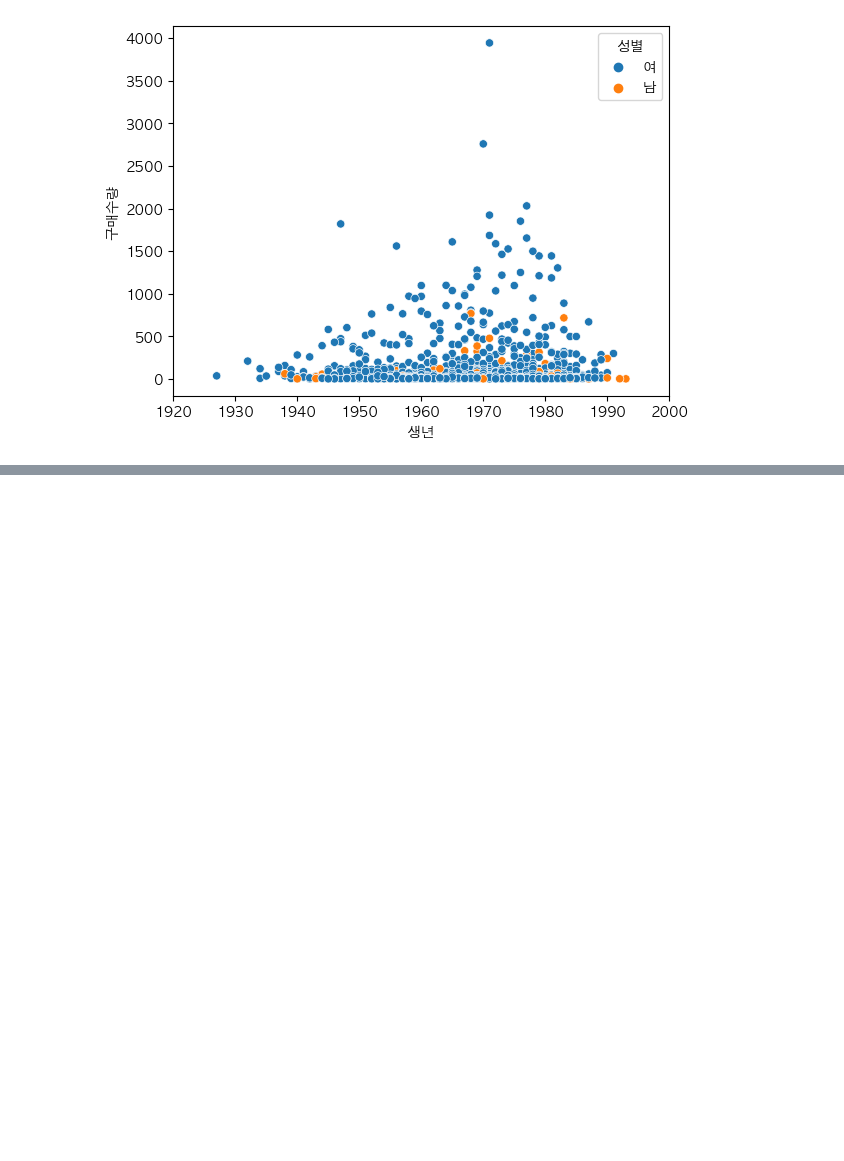
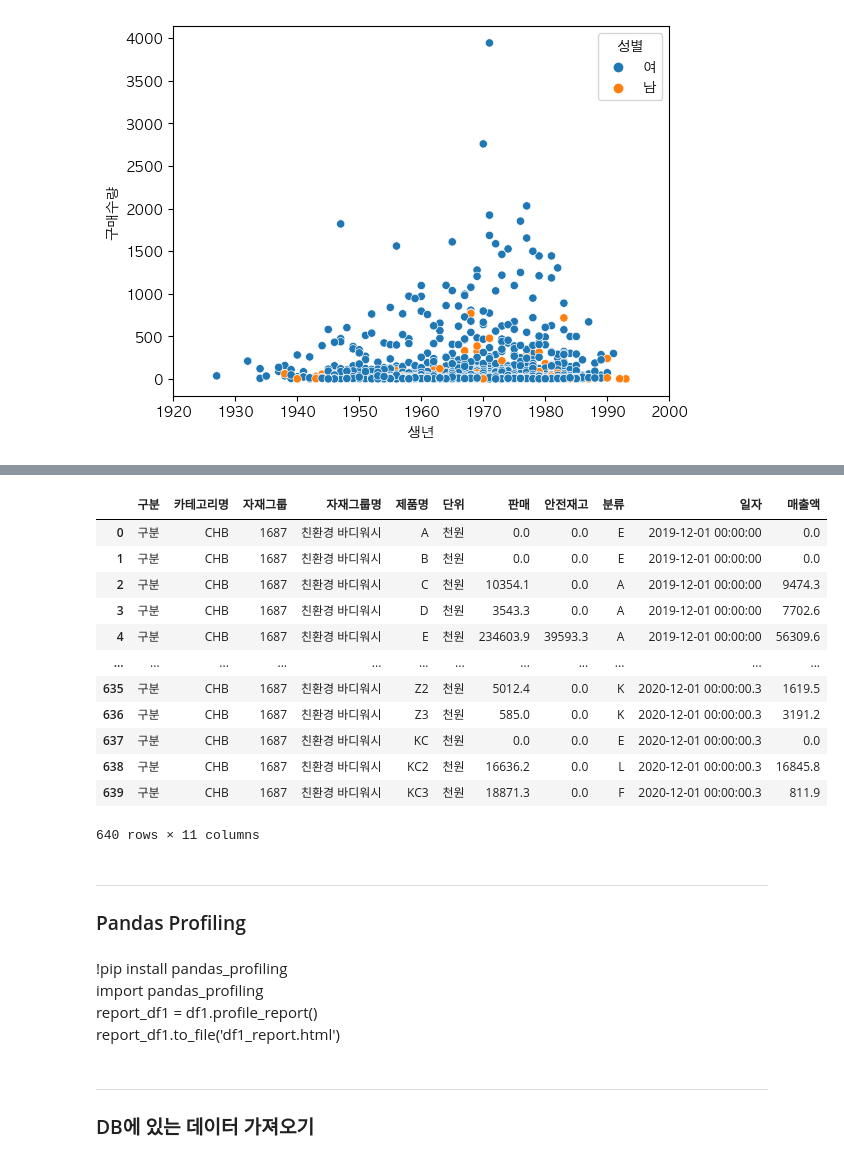
Before and after one commit to JongJunLim/Python, a Jupyter notebook: Pandas_Exercise.ipynb, the cells around one changed output, grey strips where cells are left out. Saved outputs shown, nothing was run; the diff lists cells and outputs as text; code cells hidden in the pictures; blank space fills up the shorter version.

```diff
--- a/Pandas_Exercise.ipynb
+++ b/Pandas_Exercise.ipynb
@@ -1474,0 +1667,3 @@ sns.scatterplot(data = df10, x = '생년', y = '구매수량', hue = '성별')
+# %%
+df14 = pd.read_excel('05_Stack.xlsx', skiprows= 1)
+df14.head()
@@ -1474,0 +1728,28 @@ sns.scatterplot(data = df10, x = '생년', y = '구매수량', hue = '성별')
+# %%
+df17 = df14.melt(id_vars=['구분','카테고리명','자재그룹','자재그룹명','제품명','단위','판매','안전재고',' 분류']).rename(columns={'variable' :'일자', 'value' : '매출액'}) #unpivot
+df17
+# %% [output]
+|  | 구분 | 카테고리명 | 자재그룹 | 자재그룹명 | 제품명 | 단위 | 판매 | 안전재고 | 분류 | 일자 | 매출액 |
+| 0 | 구분 | CHB | 1687 | 친환경 바디워시 | A | 천원 | 0.0 | 0.0 | E | 2019-12-01 00:00:00 | 0.0 |
+| 1 | 구분 | CHB | 1687 | 친환경 바디워시 | B | 천원 | 0.0 | 0.0 | E | 2019-12-01 00:00:00 | 0.0 |
+| 2 | 구분 | CHB | 1687 | 친환경 바디워시 | C | 천원 | 10354.1 | 0.0 | A | 2019-12-01 00:00:00 | 9474.3 |
+| 3 | 구분 | CHB | 1687 | 친환경 바디워시 | D | 천원 | 3543.3 | 0.0 | A | 2019-12-01 00:00:00 | 7702.6 |
+| 4 | 구분 | CHB | 1687 | 친환경 바디워시 | E | 천원 | 234603.9 | 39593.3 | A | 2019-12-01 00:00:00 | 56309.6 |
+| ... | ... | ... | ... | ... | ... | ... | ... | ... | ... | ... | ... |
+| 635 | 구분 | CHB | 1687 | 친환경 바디워시 | Z2 | 천원 | 5012.4 | 0.0 | K | 2020-12-01 00:00:00.3 | 1619.5 |
+| 636 | 구분 | CHB | 1687 | 친환경 바디워시 | Z3 | 천원 | 585.0 | 0.0 | K | 2020-12-01 00:00:00.3 | 3191.2 |
+| 637 | 구분 | CHB | 1687 | 친환경 바디워시 | KC | 천원 | 0.0 | 0.0 | E | 2020-12-01 00:00:00.3 | 0.0 |
+| 638 | 구분 | CHB | 1687 | 친환경 바디워시 | KC2 | 천원 | 16636.2 | 0.0 | L | 2020-12-01 00:00:00.3 | 16845.8 |
+| 639 | 구분 | CHB | 1687 | 친환경 바디워시 | KC3 | 천원 | 18871.3 | 0.0 | F | 2020-12-01 00:00:00.3 | 811.9 |
+640 rows × 11 columns
+# %% [markdown]
+---
+### Pandas Profiling
+# %% [markdown]
+!pip install pandas_profiling<br>
+import pandas_profiling<br>
+report_df1 = df1.profile_report()<br>
+report_df1.to_file('df1_report.html')
+# %% [markdown]
+---
+### DB에 있는 데이터 가져오기
```
Also changed, not shown: parts of 29 cells of this notebook.
